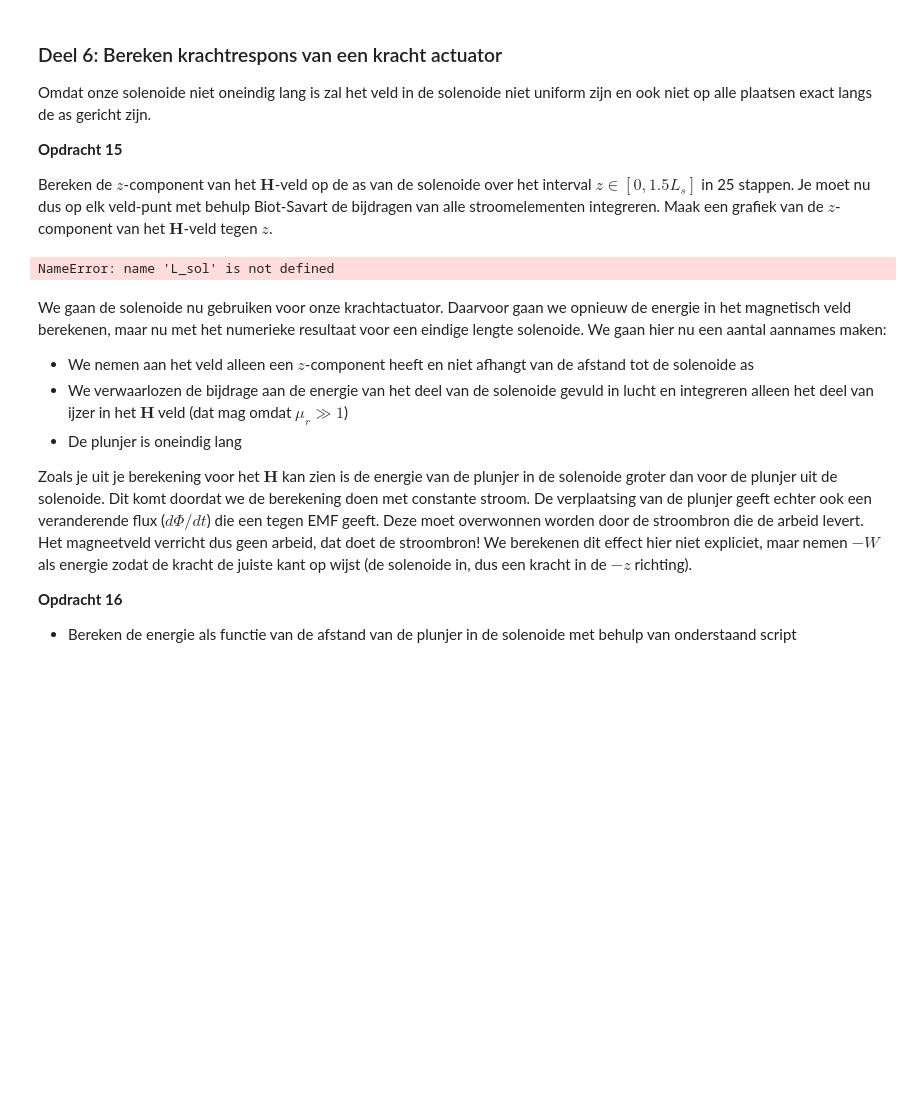
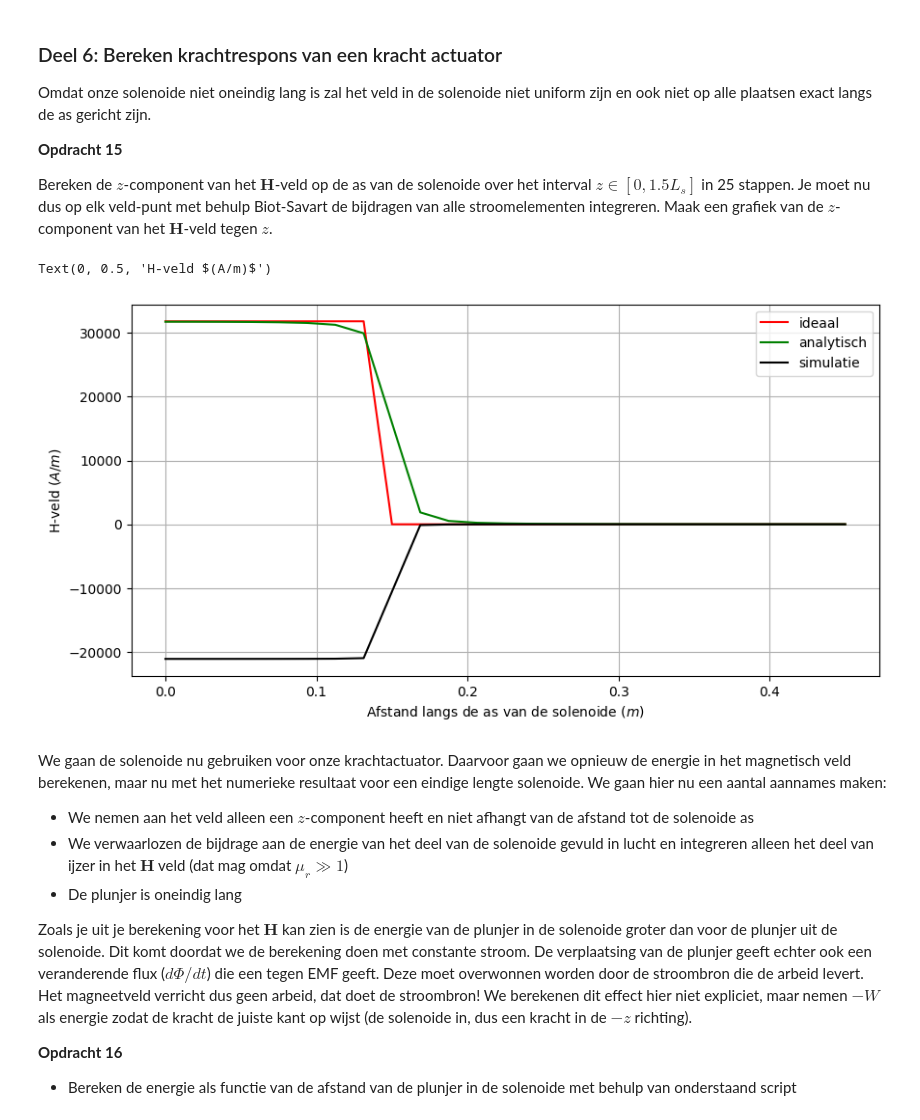
Before and after one commit to HugoRuttenTU/opdrachten-DEF-D, a Jupyter notebook: 2KrachtactuatorOpdracht/2KrachtactuatorOpdracht/KrachtactuatorOpdracht.ipynb, the cells around one changed output. Drawn from its saved outputs; the diff is of its cells as text; code cells hidden in the pictures; blank space fills up the shorter version.

```diff
--- a/2KrachtactuatorOpdracht/2KrachtactuatorOpdracht/KrachtactuatorOpdracht.ipynb
+++ b/2KrachtactuatorOpdracht/2KrachtactuatorOpdracht/KrachtactuatorOpdracht.ipynb
@@ -468,37 +468,39 @@ Omdat onze solenoide niet oneindig lang is zal het veld in de solenoide niet uni
 
 Bereken de $z$-component van het $\mathbf{H}$-veld op de as van de solenoide over het interval $z \in [0, 1.5L_s]$ in 25 stappen. Je moet nu dus op elk veld-punt met behulp Biot-Savart de bijdragen van alle stroomelementen integreren. Maak een grafiek van de $z$-component van het $\mathbf{H}$-veld tegen $z$.
 # %%
+x, y, z = parametrisatie(N, r_sol, aantal_omwentelingen, L_sol)
+r_draad = np.vstack((x, y, z)).T
+dl = np.diff(r_draad, axis=0)
+r_mid = (r_draad[:-1] + r_draad[1:]) / 2
+
 n_ax=25
-z_ax=np.linspace(0, 1.5*L_sol/2, n_ax)
+z_ax=np.linspace(0, 1.5*L_sol, n_ax)
 H_ax=np.zeros((n_ax,1))
 
 for i_field in range(n_ax):
-    print(f"\rIfield =  {i_field}", end="") # Print welk element van het veld nu berekend wordt.
-    # Bepaal de field coordinate
-    Hsimulated=np.array([0,0,0], dtype='float64')
-    for i_source in np.arange(1, N):
-        # Bepaal dl en r_source en gebruik
-        Hsimulated += field_current_element(r_field, r_source, dl)
-        print(f"Ifield =  {i_field}", end="")
+    r_field = np.array([0.0, 0.0, z_ax[i_field]])
+    Hsimulated = np.array([0.0, 0.0, 0.0])
+    for i_source in range(len(dl)):
+        Hsimulated += field_current_element(r_field, r_mid[i_source], dl[i_source])
+    H_ax[i_field] = Hsimulated[2]
 
-    # selecting the z-component
-    H_ax[i_field,0]=Hsimulated[2]
-
+analytical_answer = aantal_omwentelingen * I / L_sol
 H_veld_ideaal=analytical_answer*np.ones(n_ax)*(1.0*(z_ax < L_sol/2))
 
 # dit is nog een aardige analytische uitdrukking die je kan uitrekenen voor de z-component op de as van een solenoide met eindige lengte
-H_veld_analytisch=(aantal_omwent*I/L_sol/2)*((L_sol/2-z_ax)/np.sqrt((z_ax- L_sol/2)**2 + r_sol**2)+(L_sol/2+z_ax)/np.sqrt((z_ax+ L_sol/2)**2 + r_sol**2))
+H_veld_analytisch=(aantal_omwentelingen*I/L_sol/2)*((L_sol/2-z_ax)/np.sqrt((z_ax- L_sol/2)**2 + r_sol**2)+(L_sol/2+z_ax)/np.sqrt((z_ax+ L_sol/2)**2 + r_sol**2))
 
-plt.figure(figsize=[13,4])
-plt.subplot(131)
-plt.title('z-component van B-veld')
+plt.figure(figsize=[10,5])
 plt.plot(z_ax, H_veld_ideaal, '-r', label='ideaal')
 plt.plot(z_ax, H_veld_analytisch, '-g', label='analytisch')
 plt.plot(z_ax, H_ax, '-k', label='simulatie')
-plt.xlabel('Afstand langs de as van de solenoide (m)')
-plt.ylabel('B-veld (Tesla)')
+plt.legend()
+plt.grid()
+plt.xlabel('Afstand langs de as van de solenoide $(m)$')
+plt.ylabel('H-veld $(A/m)$')
 # %% [output]
-NameError: name 'L_sol' is not defined
+Text(0, 0.5, 'H-veld $(A/m)$')
+[figure, added]
 # %% [markdown]
 We gaan de solenoide nu gebruiken voor onze krachtactuator. Daarvoor gaan we opnieuw de energie in het magnetisch veld berekenen, maar nu met het numerieke resultaat voor een eindige lengte solenoide. We gaan hier nu een aantal aannames maken:
 * We nemen aan het veld alleen een $z$-component heeft en niet afhangt van de afstand tot de solenoide as
```
Also changed, not shown: parts of 3 cells of this notebook.
